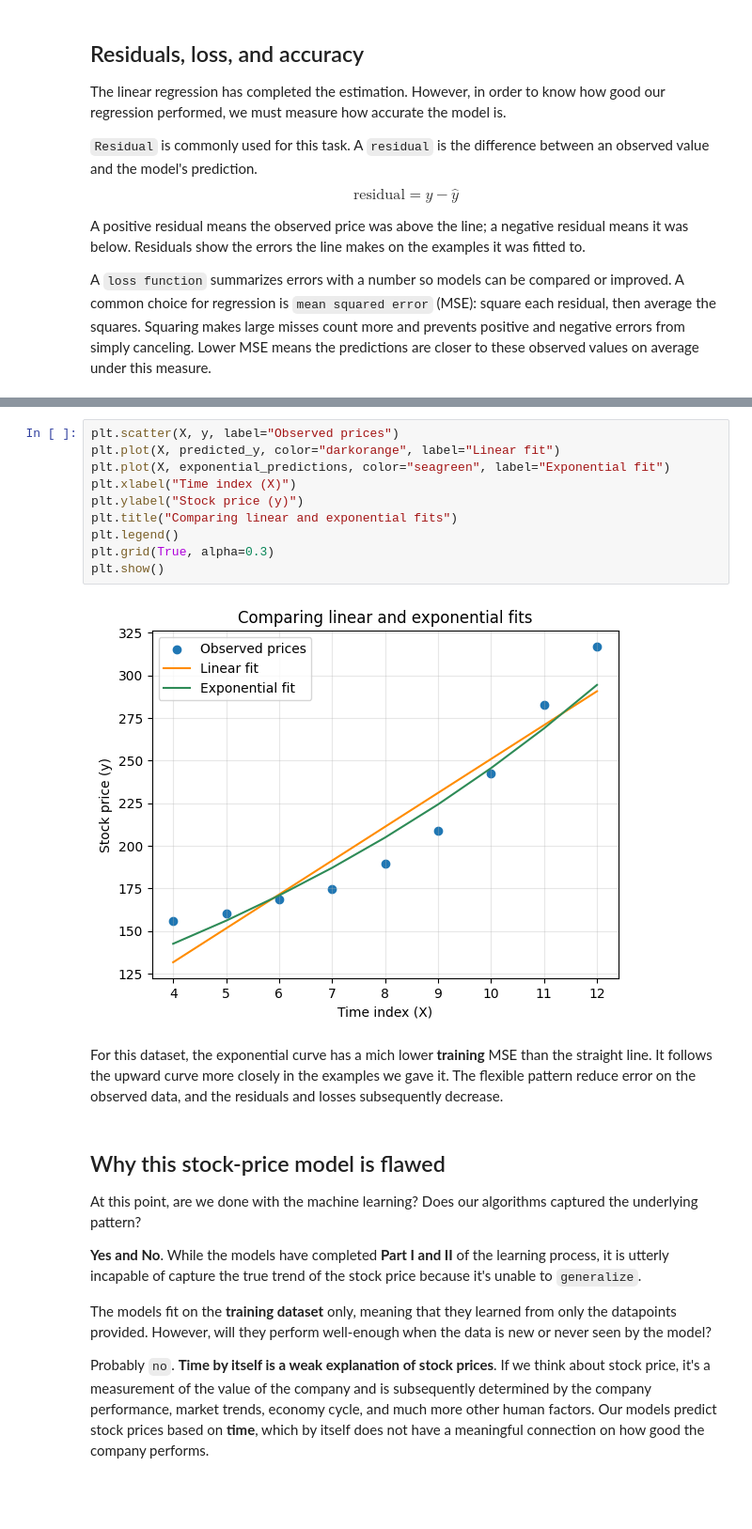
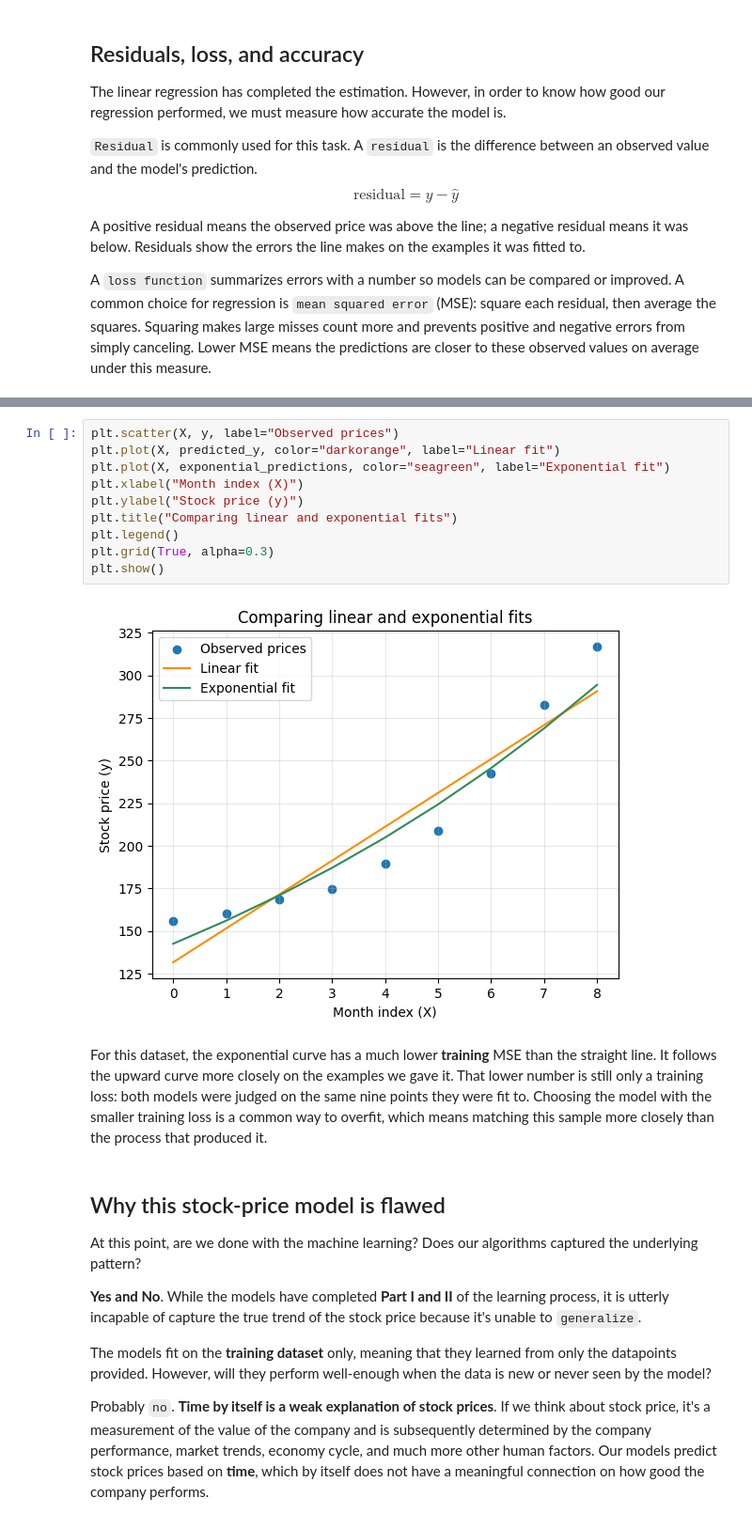
Before and after one commit to prismelt/neural-network-from-scratch, a Jupyter notebook: notebooks/01-introduction-to-machine-learning.ipynb, the cells around one changed output, grey strips where cells are left out. Shown at 94% size. Drawn from its saved outputs; the diff is of its cells as text; blank space fills up the shorter version.

```diff
--- a/notebooks/01-introduction-to-machine-learning.ipynb
+++ b/notebooks/01-introduction-to-machine-learning.ipynb
@@ -212,19 +225,19 @@ Fitted model: ŷ = 99.12 × e^(0.0907X)
 Linear regression MSE:      312.05
 Exponential regression MSE: 170.45
-# %%
-plt.scatter(X, y, label="Observed prices")
-plt.plot(X, predicted_y, color="darkorange", label="Linear fit")
-plt.plot(X, exponential_predictions, color="seagreen", label="Exponential fit")
-plt.xlabel("Time index (X)")
-plt.ylabel("Stock price (y)")
-plt.title("Comparing linear and exponential fits")
-plt.legend()
-plt.grid(True, alpha=0.3)
-plt.show()
-# %% [output]
-[figure, removed]
-# %% [markdown]
-For this dataset, the exponential curve has a mich lower **training** MSE than the straight line. It follows the upward curve more closely in the examples we gave it. The flexible pattern reduce error on the observed data, and the residuals and losses subsequently decrease.
+# %%
+plt.scatter(X, y, label="Observed prices")
+plt.plot(X, predicted_y, color="darkorange", label="Linear fit")
+plt.plot(X, exponential_predictions, color="seagreen", label="Exponential fit")
+plt.xlabel("Month index (X)")
+plt.ylabel("Stock price (y)")
+plt.title("Comparing linear and exponential fits")
+plt.legend()
+plt.grid(True, alpha=0.3)
+plt.show()
+# %% [output]
+[figure, added]
+# %% [markdown]
+For this dataset, the exponential curve has a much lower **training** MSE than the straight line. It follows the upward curve more closely on the examples we gave it. That lower number is still only a training loss: both models were judged on the same nine points they were fit to. Choosing the model with the smaller training loss is a common way to overfit, which means matching this sample more closely than the process that produced it.
 # %% [markdown]
 ## Why this stock-price model is flawed
 
```
Also changed, not shown: parts of 14 cells of this notebook, 5 other files.
